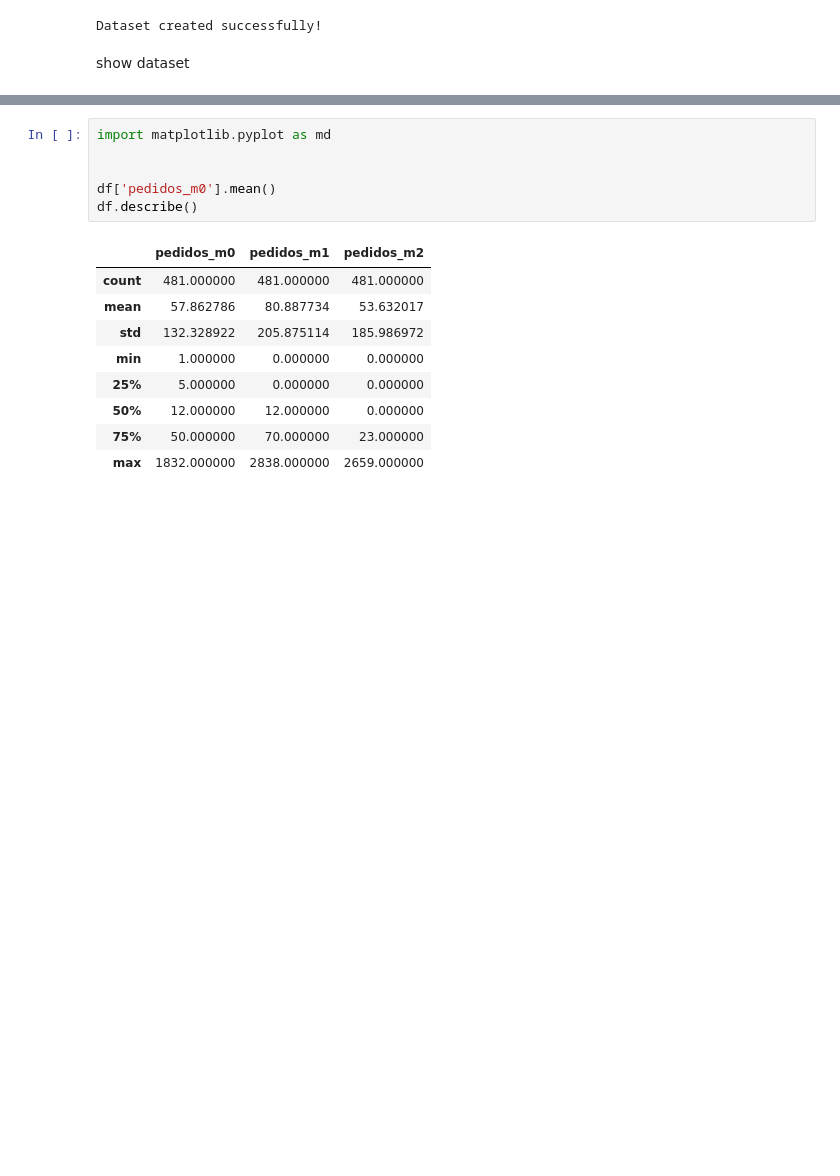
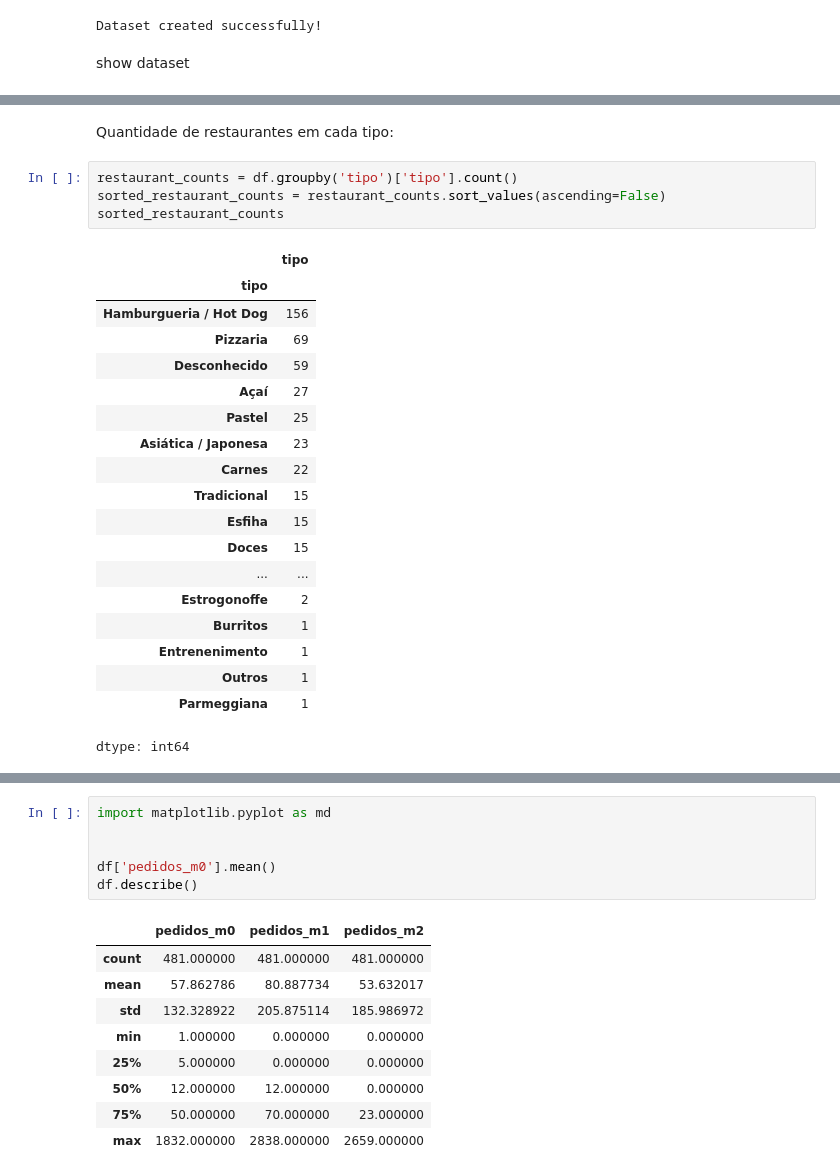
Before and after one commit to canasep/mack_projeto1, a Jupyter notebook: codes/PROJETO_APLICADO_1.ipynb, the cells around one changed output, grey strips where cells are left out. Saved outputs shown, nothing was run; the diff lists cells and outputs as text; blank space fills up the shorter version.

```diff
--- a/codes/PROJETO_APLICADO_1.ipynb
+++ b/codes/PROJETO_APLICADO_1.ipynb
@@ -42,0 +52,26 @@ df.head()
+# %% [markdown]
+Quantidade de restaurantes em cada tipo:
+# %%
+restaurant_counts = df.groupby('tipo')['tipo'].count()
+sorted_restaurant_counts = restaurant_counts.sort_values(ascending=False)
+sorted_restaurant_counts
+# %% [output]
+|  | tipo |
+| tipo |  |
+| Hamburgueria / Hot Dog | 156 |
+| Pizzaria | 69 |
+| Desconhecido | 59 |
+| Açaí | 27 |
+| Pastel | 25 |
+| Asiática / Japonesa | 23 |
+| Carnes | 22 |
+| Tradicional | 15 |
+| Esfiha | 15 |
+| Doces | 15 |
+| ... | ... |
+| Estrogonoffe | 2 |
+| Burritos | 1 |
+| Entrenenimento | 1 |
+| Outros | 1 |
+| Parmeggiana | 1 |
+dtype: int64
```
Also changed, not shown: parts of 9 cells of this notebook.
